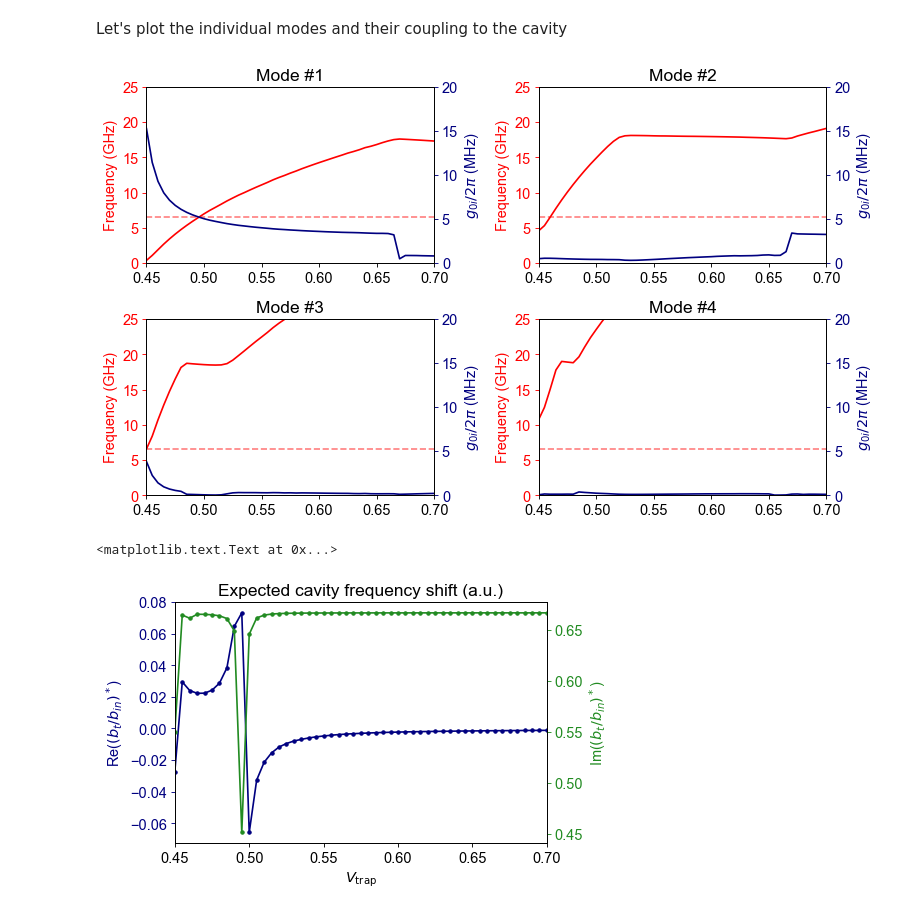
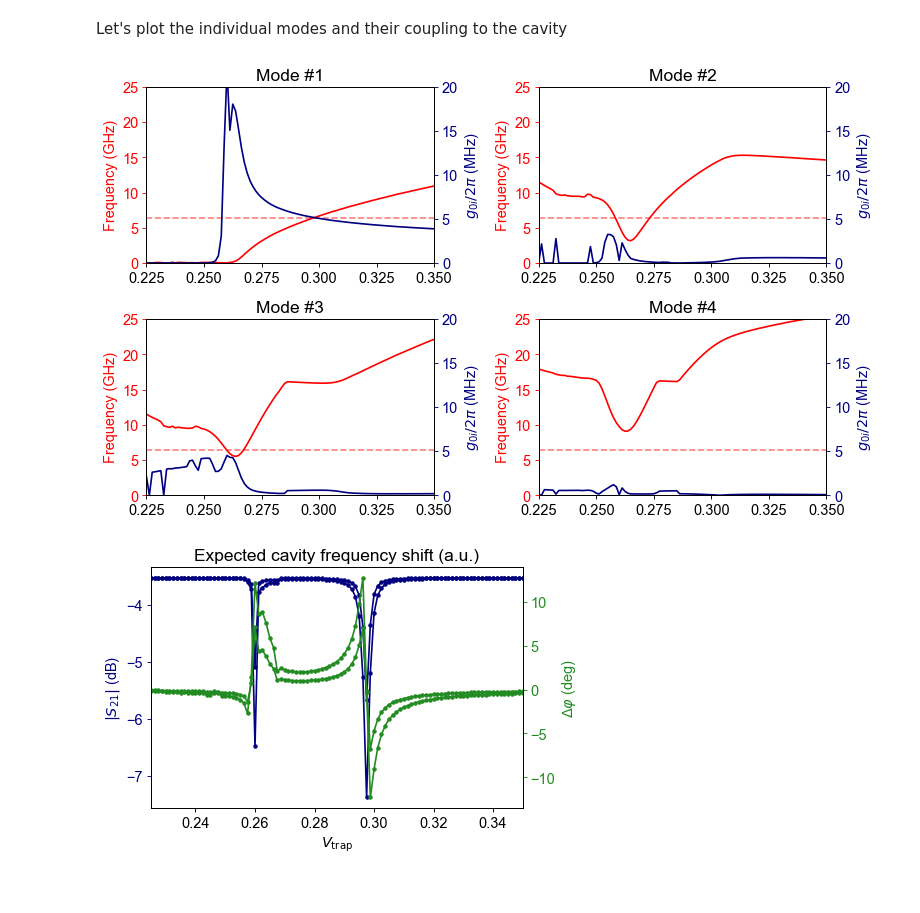
Before and after one commit to gkoolstra/ipython-notebooks, a Jupyter notebook: 20171107 - Single electron Schrodinger Sweep.ipynb, the cells around one changed output. Saved outputs shown, nothing was run; the diff lists cells and outputs as text; code cells hidden in the pictures.

```diff
--- a/20171107 - Single electron Schrodinger Sweep.ipynb
+++ b/20171107 - Single electron Schrodinger Sweep.ipynb
@@ -52,16 +43,16 @@ fs = FullSolver(settings_file)
 #     return -1.755 - 7*mu
 
 mu_guess = -0.27
-x_sep = 0.415
+x_sep = 0.30
 def f_mu(mu):
     return -1.755 - 7 * mu
 
 def Vrg_diag(Vtrap_diag, mu_guess, x_sep):
-    return -1/20.00 * (Vtrap_diag - f_mu(mu_guess)) - x_sep
+    return -1/2.45 * (Vtrap_diag - f_mu(mu_guess)) - x_sep
 
-Vtrap = np.linspace(0.15, 0.40, 50)
+Vtrap = np.linspace(0.225, 0.350, 101)  #np.array([0.26])
 Vrg = np.linspace(Vrg_diag(Vtrap[0], mu_guess, x_sep),
-                  Vrg_diag(Vtrap[1], mu_guess, x_sep), len(Vtrap))
+                  Vrg_diag(Vtrap[1], mu_guess, x_sep), len(Vtrap)) #[Vrg_diag(Vtrap[0], mu_guess, x_sep)]
 Vres = 0.60 * np.ones(len(Vtrap))
 Vtg = 0.00 * np.ones(len(Vtrap))
 Vcg = None
@@ -72,7 +63,7 @@ fs.set_dc_interpolator(Vres[0], Vtrap[0], Vrg[0], Vtg[0])
 from scipy.constants import hbar, m_e, elementary_charge as q_e
 
 Npts = 501
-omega0 = 2 * np.pi * 6.5E9
+omega0 = 2 * np.pi * 6.3971E9
 Z0 = 100
 prefactor = q_e * np.sqrt(hbar * omega0**2 * Z0 / 2) * 1 / (2 * np.pi * hbar)
 x = np.linspace(-1.5E-6, 1.5E-6, Npts)
@@ -262,20 +253,30 @@ for k in np.arange(1, 5):
 
 fig.tight_layout()
 # %% [output]
-[figure, old version]
+[figure, new version]
 # %%
-s = np.conjugate(signal(omega_0, omega_drive, kappa_i, kappa_c, susceptibility))
-
 fig = plt.figure()
 common.configure_axes(13)
 ax1, ax2 = common.setup_twinax(color1='navy', color2='forestgreen')
 plt.title("Expected cavity frequency shift (a.u.)")
-ax2.plot(Vtrap, -np.imag(np.conjugate(s)), '.-', color='forestgreen')
-ax1.plot(Vtrap, -np.real(np.conjugate(s)), '.-', color='navy')
-ax1.set_xlim(np.min(Vtrap), np.max(Vtrap))
-ax1.set_xlabel("$V_\mathrm{trap}$")
-ax1.set_ylabel("Re($(b_t/b_{in})^*$)")
-ax2.set_ylabel("Im($(b_t/b_{in})^*$)")
+
+for gs_pop in [1.0, 0.5]:
+    susceptibility = np.zeros(len(Vtrap), dtype=np.complex128)
+
+    for k in np.arange(1, 5):
+        omega_ij = 2 * np.pi * electron_frequencies[:, k]
+        g_ij = 2 * np.pi * ground_state_couplings[:, k]
+        gamma_ij = 2* np.pi * 100E6
+        susceptibility += chi(omega_drive, omega_ij, g_ij, gs_pop, gamma_ij)
+
+    s = np.conjugate(signal(omega_0, omega_drive, kappa_i, kappa_c, susceptibility))
+
+
+    ax2.plot(Vtrap, -90 + 180 / np.pi * np.arctan2(np.imag(s), np.real(s)), '.-', color='forestgreen')
+    ax1.plot(Vtrap, 20 * np.log10(np.abs(s)), '.-', color='navy')
+    ax1.set_xlim(np.min(Vtrap), np.max(Vtrap))
+    ax1.set_xlabel("$V_\mathrm{trap}$")
+    ax1.set_ylabel(r"$|S_{21}|$ (dB)")
+    ax2.set_ylabel(r"$\Delta \varphi$ (deg)")
 # %% [output]
-<matplotlib.text.Text at 0x...>
-[figure, old version]
+[figure, new version]
```
Also changed, not shown: parts of 6 cells of this notebook.
